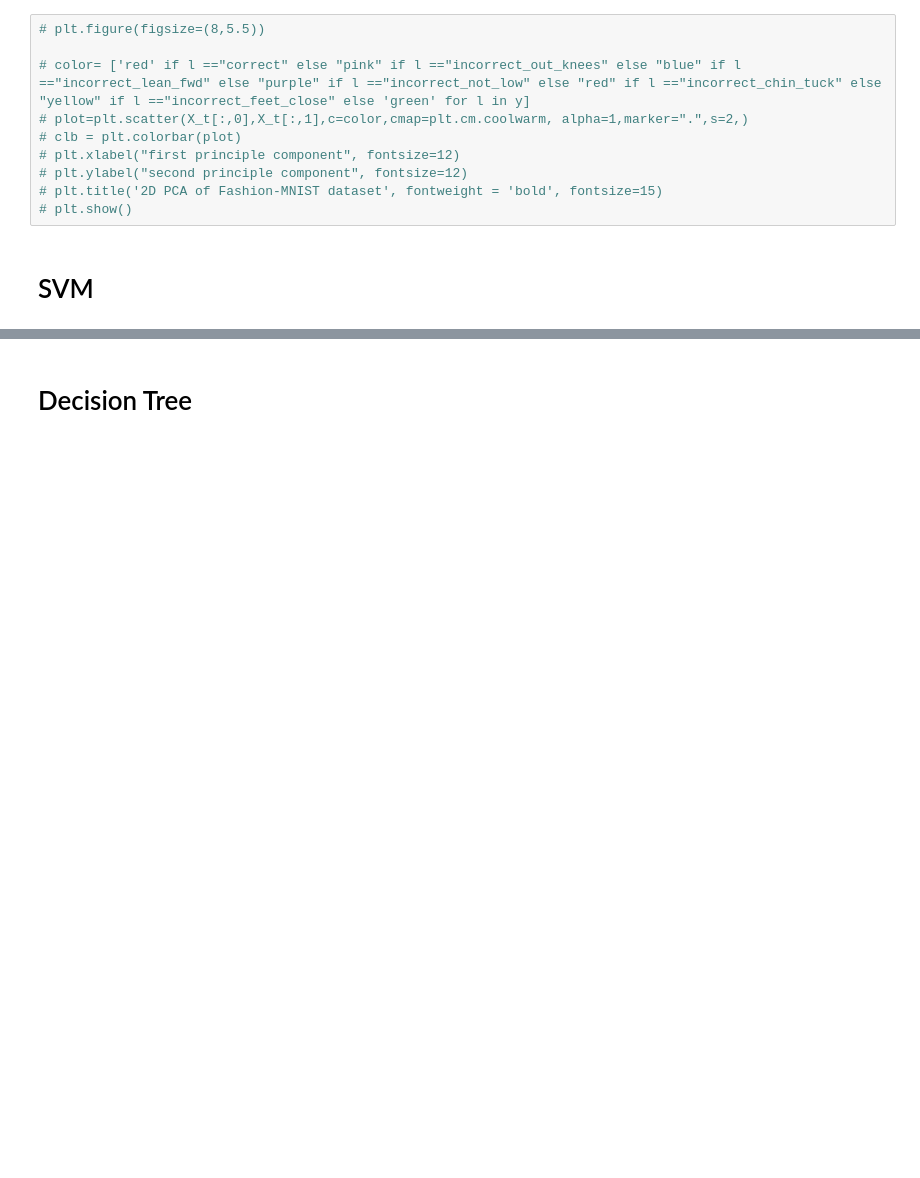
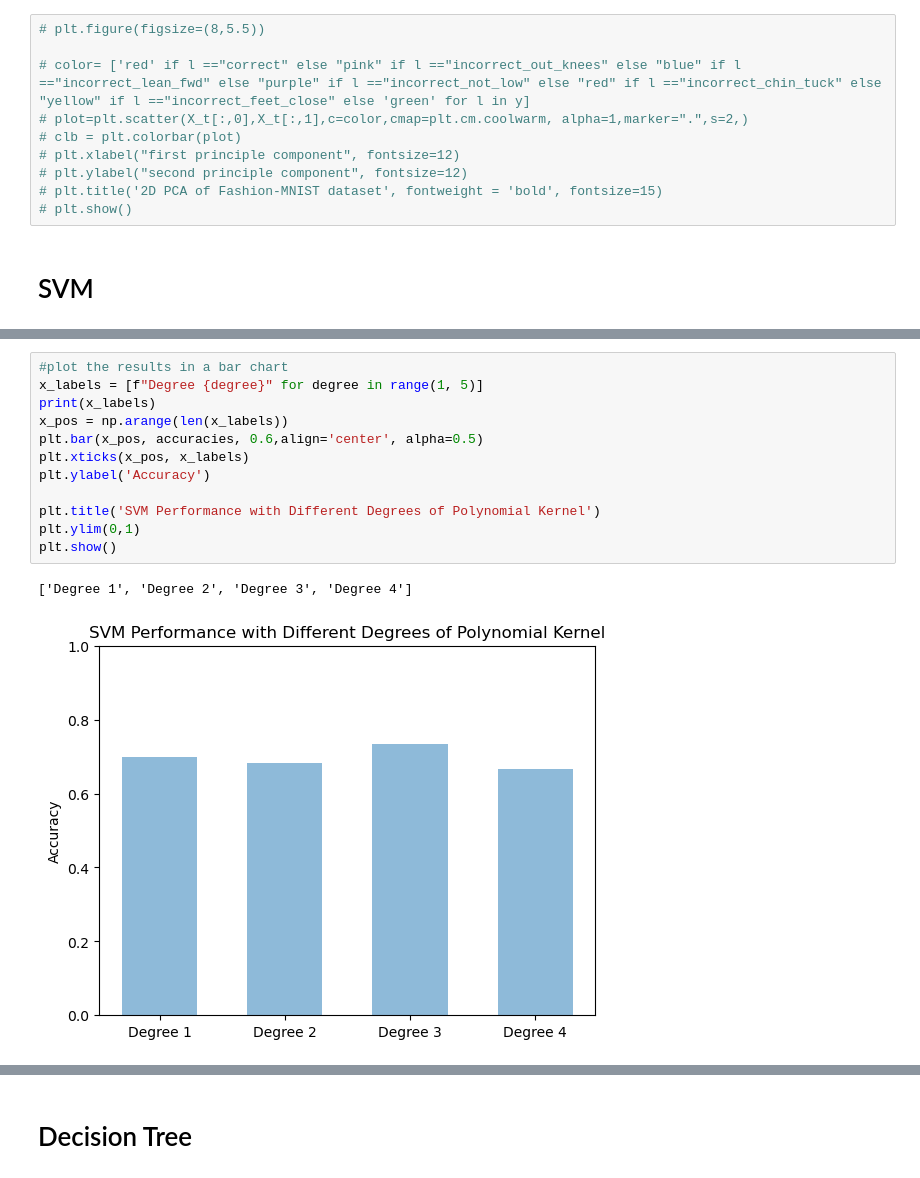
Before and after one commit to JeffreyLu1972543/QualityOfMovement, a Jupyter notebook: dataTraining.ipynb, the cells around one changed output, grey strips where cells are left out. Saved outputs shown, nothing was run; the diff lists cells and outputs as text; blank space fills up the shorter version.

```diff
--- a/dataTraining.ipynb
+++ b/dataTraining.ipynb
@@ -90,0 +117,15 @@ My first SVM classifier test_set accuracy: 0.4666666666666667
+# %%
+#plot the results in a bar chart
+x_labels = [f"Degree {degree}" for degree in range(1, 5)]
+print(x_labels)
+x_pos = np.arange(len(x_labels))
+plt.bar(x_pos, accuracies, 0.6,align='center', alpha=0.5)
+plt.xticks(x_pos, x_labels)
+plt.ylabel('Accuracy')
+
+plt.title('SVM Performance with Different Degrees of Polynomial Kernel')
+plt.ylim(0,1)
+plt.show()
+# %% [output]
+['Degree 1', 'Degree 2', 'Degree 3', 'Degree 4']
+[figure, added]
```
Also changed, not shown: parts of 13 cells of this notebook, 1 other file.
